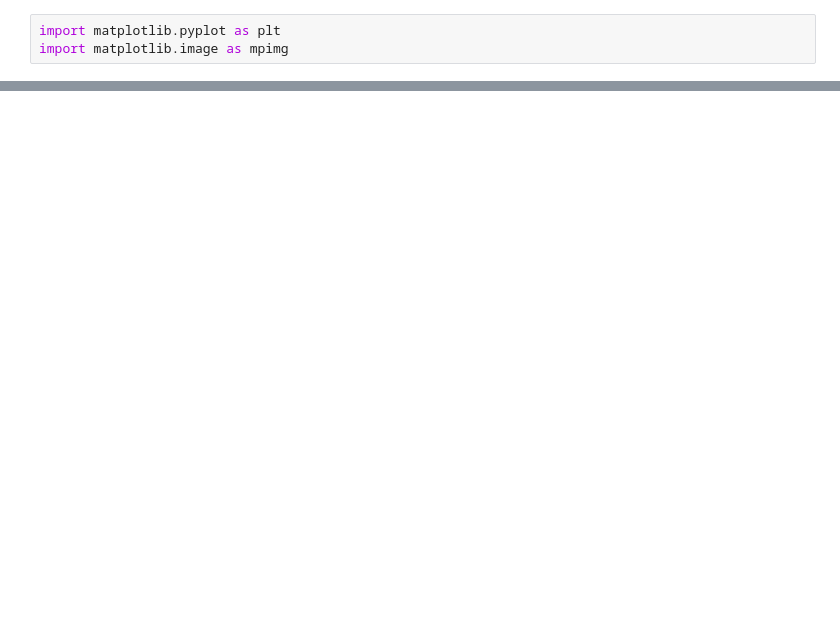
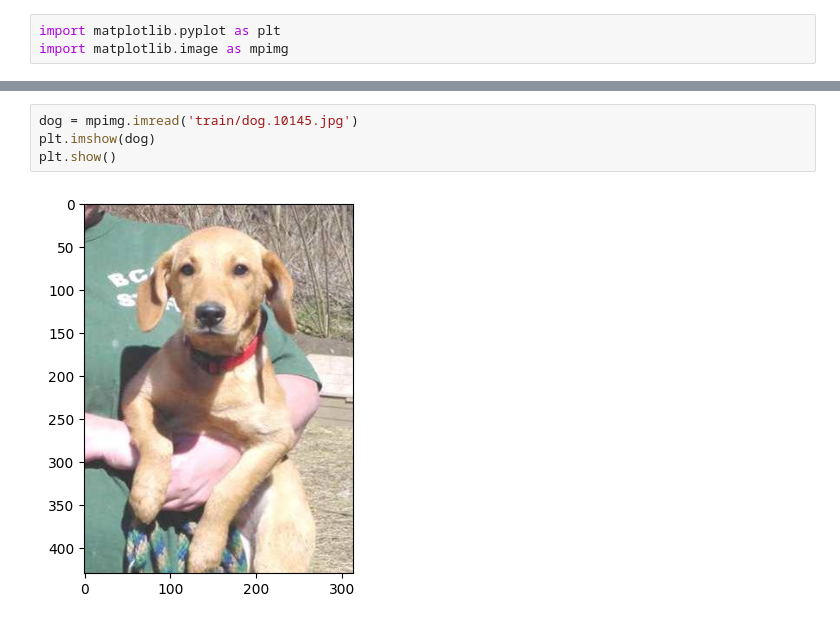
Before and after one commit to Axxtur3l/AI-Shenanigans, a Jupyter notebook: CatDog.ipynb, the cells around one changed output, grey strips where cells are left out. Drawn from its saved outputs; the diff is of its cells as text; blank space fills up the shorter version.

```diff
--- a/CatDog.ipynb
+++ b/CatDog.ipynb
@@ -26,0 +27,6 @@ FileNotFoundError: [Errno 2] No such file or directory: 'train\\cat.10145.jpg'
+# %%
+dog = mpimg.imread('train/dog.10145.jpg')
+plt.imshow(dog)
+plt.show()
+# %% [output]
+[figure, added]
```
Also changed, not shown: parts of 5 cells of this notebook.
